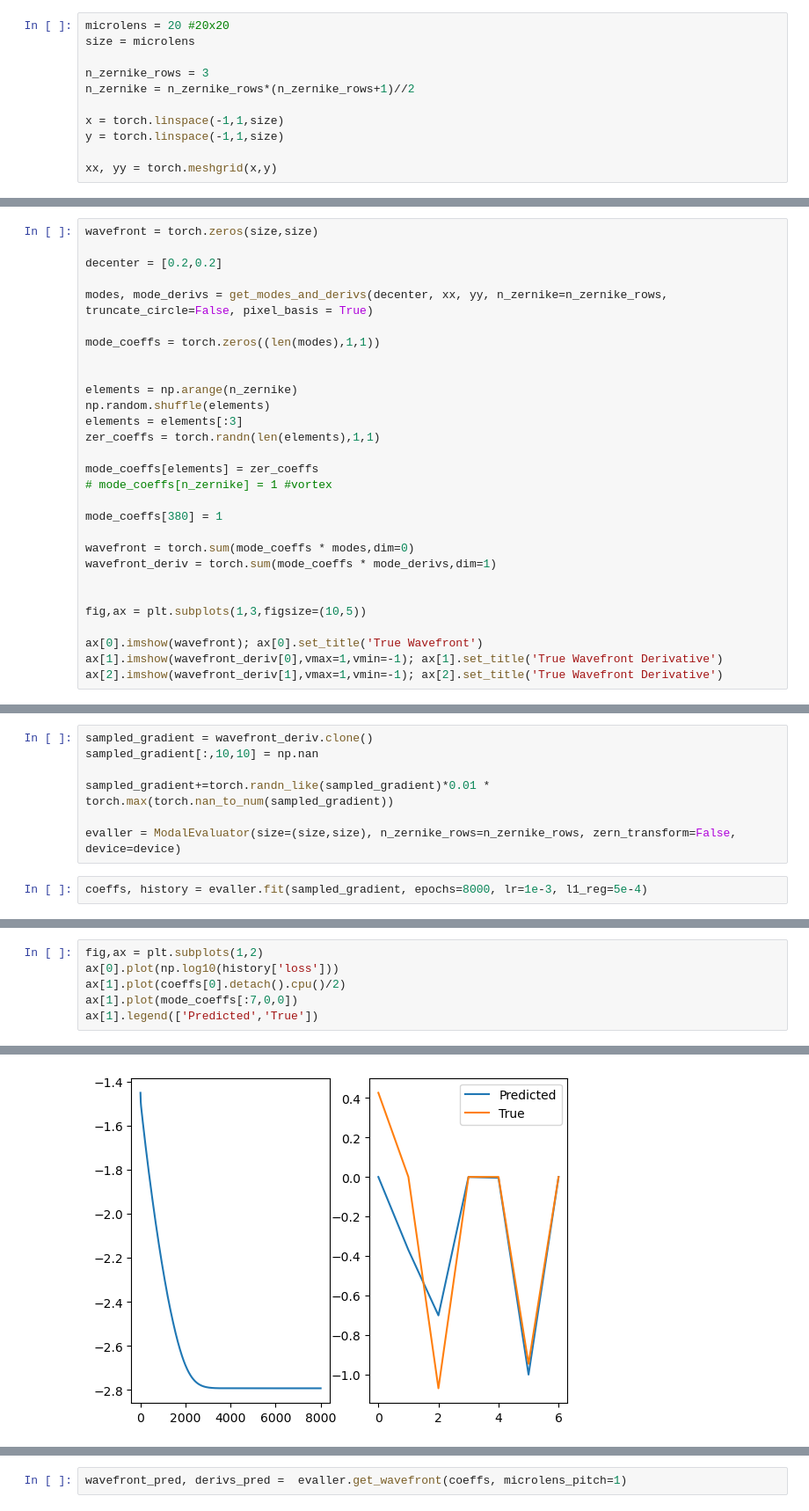
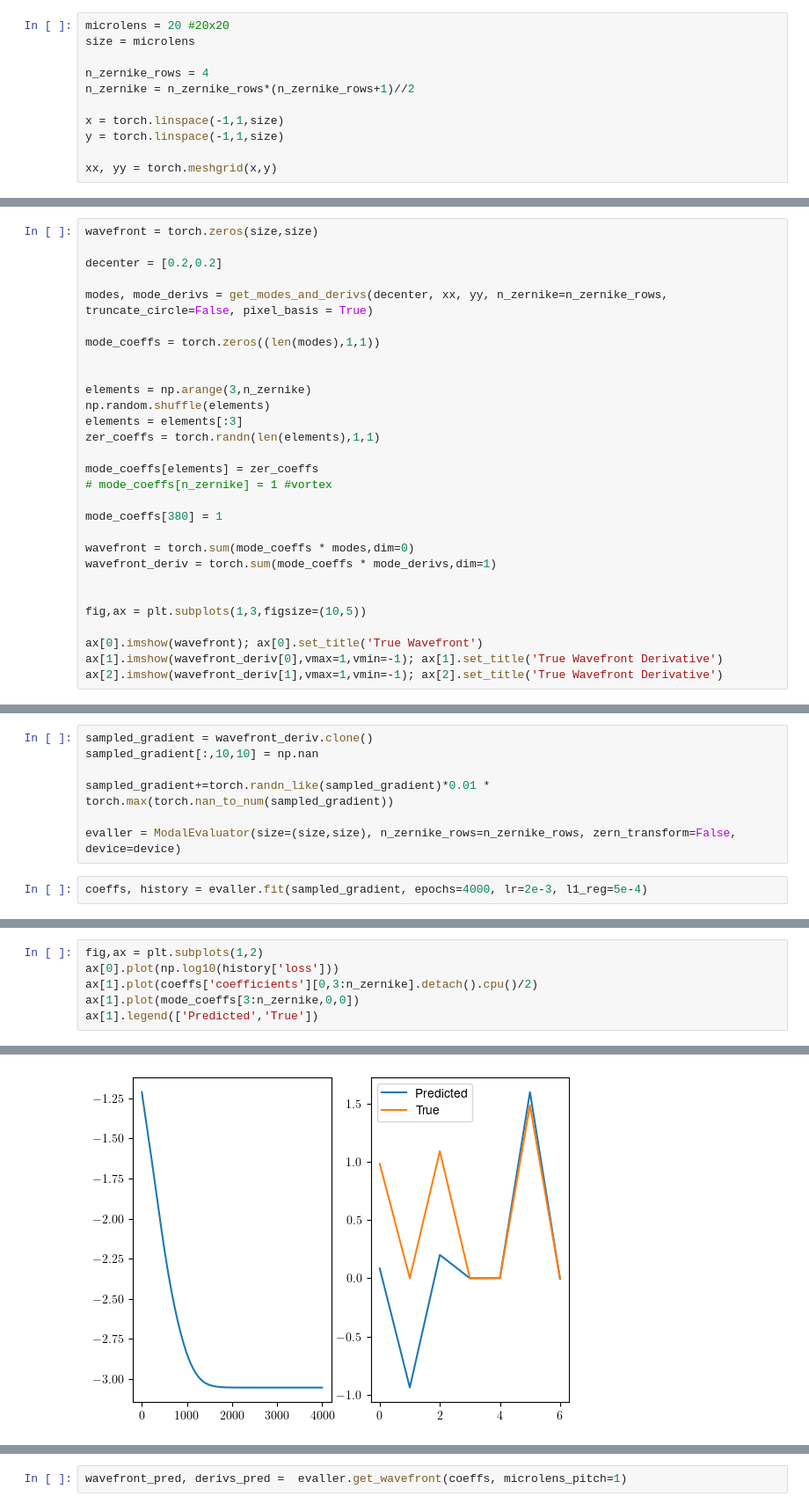
Before and after one commit to sunnyhoward/overdictionary, a Jupyter notebook: Gradient.ipynb, the cells around one changed output, grey strips where cells are left out. Shown at 88% size. Drawn from its saved outputs; the diff is of its cells as text.

```diff
--- a/Gradient.ipynb
+++ b/Gradient.ipynb
@@ -22,7 +20,7 @@ Load the Modes and the derivatives
 microlens = 20 #20x20
 size = microlens
 
-n_zernike_rows = 3
+n_zernike_rows = 4
 n_zernike = n_zernike_rows*(n_zernike_rows+1)//2
 
 x = torch.linspace(-1,1,size)
@@ -41,7 +39,7 @@ modes, mode_derivs = get_modes_and_derivs(decenter, xx, yy, n_zernike=n_zernike_
 mode_coeffs = torch.zeros((len(modes),1,1))
 
 
-elements = np.arange(n_zernike)
+elements = np.arange(3,n_zernike)
 np.random.shuffle(elements)
 elements = elements[:3]
 zer_coeffs = torch.randn(len(elements),1,1)
@@ -73,5 +71,5 @@ sampled_gradient+=torch.randn_like(sampled_gradient)*0.01 * torch.max(torch.nan_
 
 evaller = ModalEvaluator(size=(size,size), n_zernike_rows=n_zernike_rows, zern_transform=False, device=device)
 # %%
-coeffs, history = evaller.fit(sampled_gradient, epochs=8000, lr=1e-3, l1_reg=5e-4)
+coeffs, history = evaller.fit(sampled_gradient, epochs=4000, lr=2e-3, l1_reg=5e-4)
 # %% [output]
@@ -79,9 +77,9 @@ Epoch 8000/8000:, train mse: 0.0013801, train reg: 0.00023355
 # %%
 fig,ax = plt.subplots(1,2)
 ax[0].plot(np.log10(history['loss']))
-ax[1].plot(coeffs[0].detach().cpu()/2)
-ax[1].plot(mode_coeffs[:7,0,0])
+ax[1].plot(coeffs['coefficients'][0,3:n_zernike].detach().cpu()/2)
+ax[1].plot(mode_coeffs[3:n_zernike,0,0])
 ax[1].legend(['Predicted','True'])
 # %% [output]
 <matplotlib.legend.Legend at 0x...>
-[figure, old version]
+[figure, new version]
```
Also changed, not shown: parts of 13 cells of this notebook, 13 other files.
